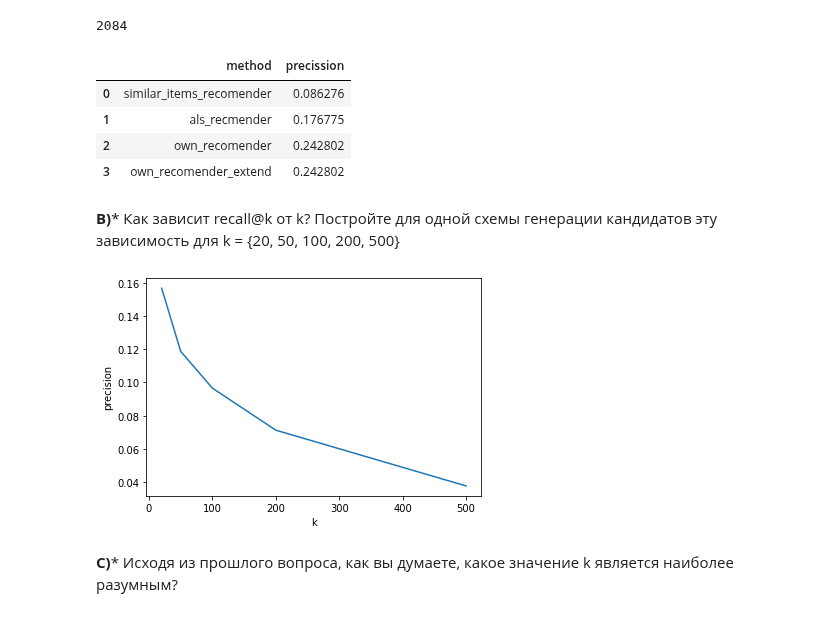
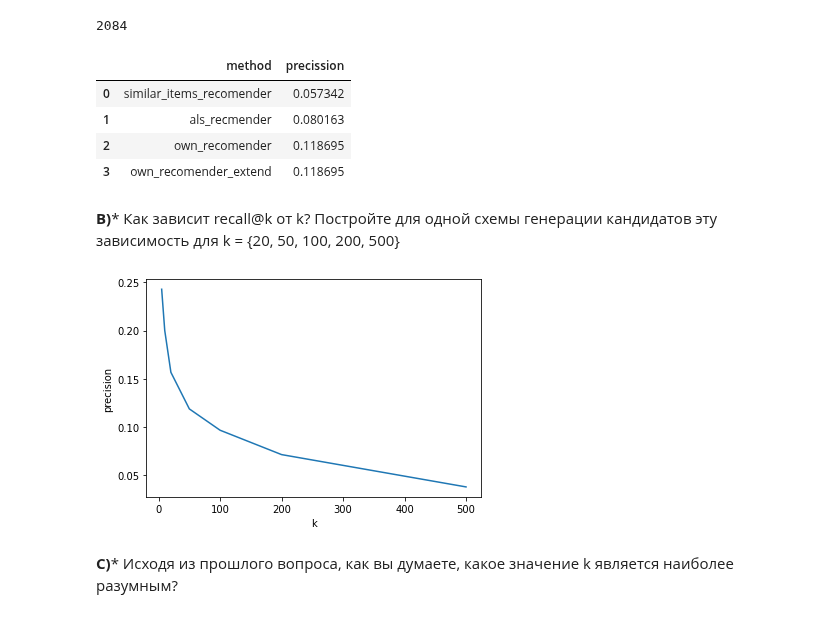
Before and after one commit to evelisko/GB_RegSys, a Jupyter notebook: Lesson_6/HW_RS_Lesson_6.ipynb, the cells around one changed output. Saved outputs shown, nothing was run; the diff lists cells and outputs as text; code cells hidden in the pictures.

```diff
--- a/Lesson_6/HW_RS_Lesson_6.ipynb
+++ b/Lesson_6/HW_RS_Lesson_6.ipynb
@@ -133,13 +138,16 @@ result_lvl_1['als_recmender'] = result_lvl_1['user_id'].apply(lambda x: recommen
-# %%
-result_lvl_1['own_recomender'] = result_lvl_1['user_id'].apply(lambda x: recommender.get_own_recommendations(x, N=5))
-# precision = result_lvl_1.apply(lambda x: precision_at_k(x['own_recomender'], x['actual'],  5), axis=1).mean()
-# precision
-# %%
-is_extend_with_top_popular=True
-result_lvl_1['own_recomender_extend'] = result_lvl_1['user_id'].apply(lambda x: recommender.get_own_recommendations(x, N=5,extend_with_top_popular=is_extend_with_top_popular))
-# precision = result_lvl_1.apply(lambda x: precision_at_k(x['own_recomender_extend'], x['actual'],  5), axis=1).mean()
-# precision
+# %%
+N=50
+result_lvl_1['similar_items_recomender'] = result_lvl_1['user_id'].apply(lambda x: recommender.get_similar_items_recommendation(x, N=N))
+
+result_lvl_1['als_recmender'] = result_lvl_1['user_id'].apply(lambda x: recommender.get_als_recommendations(x, N=N))
+
+result_lvl_1['own_recomender'] = result_lvl_1['user_id'].apply(lambda x: recommender.get_own_recommendations(x, N=N))
+
+# Дополняем недостающие товары популярными.
+is_extend_with_top_popular=True
+result_lvl_1['own_recomender_extend'] = result_lvl_1['user_id'].apply(lambda x: recommender.get_own_recommendations(x, N=N, extend_with_top_popular=is_extend_with_top_popular))
 # %%
+N=50
 precision_dic = {'method':[], 'precission':[] }
 
 column_names = ['similar_items_recomender',
@@ -149,32 +157,32 @@ column_names = ['similar_items_recomender',
 ]
 for column_name in column_names:
     precision_dic['method'].append(column_name)
-    precision_dic['precission'].append(result_lvl_1.apply(lambda x: precision_at_k(x[column_name], x['actual'],  5), axis=1).mean())
+    precision_dic['precission'].append(result_lvl_1.apply(lambda x: precision_at_k(x[column_name], x['actual'],  N), axis=1).mean())
 
 pd.DataFrame(precision_dic)
 # %% [output]
 |  | method | precission |
-| 0 | similar_items_recomender | 0.086276 |
-| 1 | als_recmender | 0.176775 |
-| 2 | own_recomender | 0.242802 |
-| 3 | own_recomender_extend | 0.242802 |
+| 0 | similar_items_recomender | 0.057342 |
+| 1 | als_recmender | 0.080163 |
+| 2 | own_recomender | 0.118695 |
+| 3 | own_recomender_extend | 0.118695 |
 # %% [markdown]
 **B)**\* Как зависит recall@k от k? Постройте для одной схемы генерации кандидатов эту зависимость для k = {20, 50, 100, 200, 500}
 # %%
 precision = []
 is_extend_with_top_popular=True
-for k in tqdm([20, 50, 100, 200, 500]):
+for k in tqdm([5, 10, 20, 50, 100, 200, 500]):
     result_lvl_1[f'own_recomender_{k}'] = result_lvl_1['user_id'].apply(lambda x: recommender. \
     get_own_recommendations(x, N=k,extend_with_top_popular=is_extend_with_top_popular))
     precision.append(result_lvl_1.apply(lambda x: precision_at_k(x[f'own_recomender_{k}'],
     x['actual'],  k), axis=1).mean())
 # %%
-plt.plot([20, 50, 100, 200, 500], precision)
+plt.plot([5, 10, 20, 50, 100, 200, 500], precision)
 plt.ylabel('precision')
 plt.xlabel('k')
 plt.show()
 # %% [output]
-[figure, old version]
+[figure, new version]
 # %% [markdown]
 **C)*** Исходя из прошлого вопроса, как вы думаете, какое значение k является наиболее разумным?
 # %% [markdown]
```
Also changed, not shown: parts of 24 cells of this notebook.
